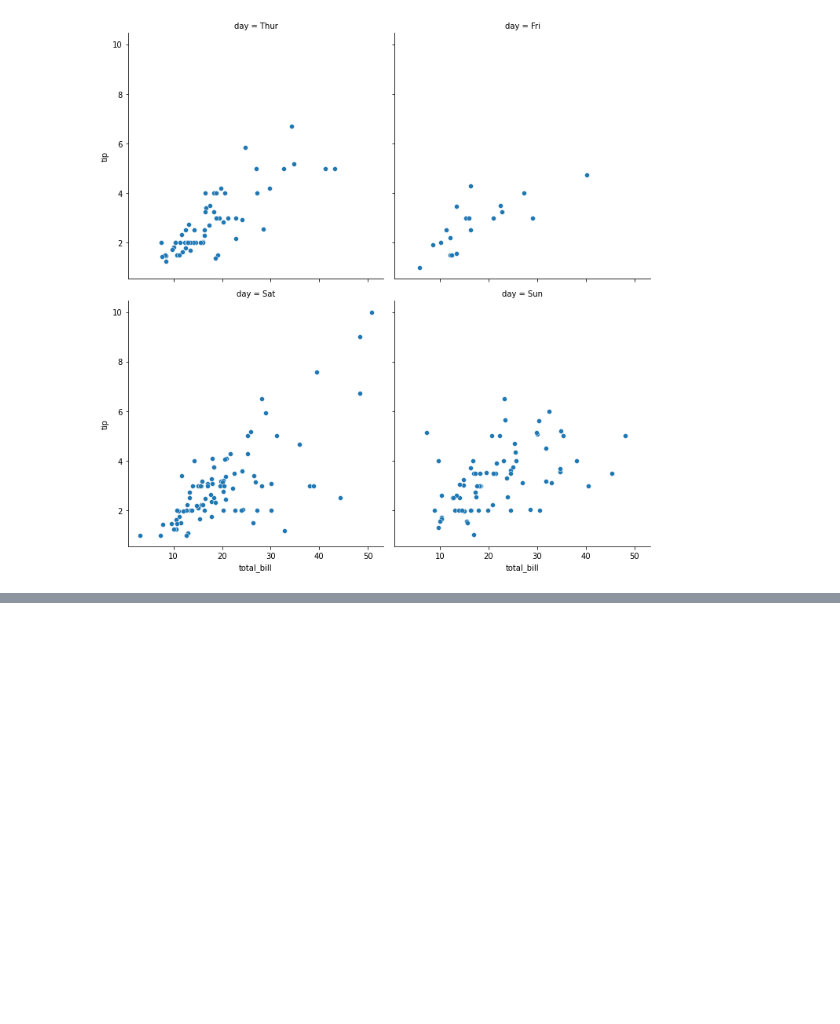
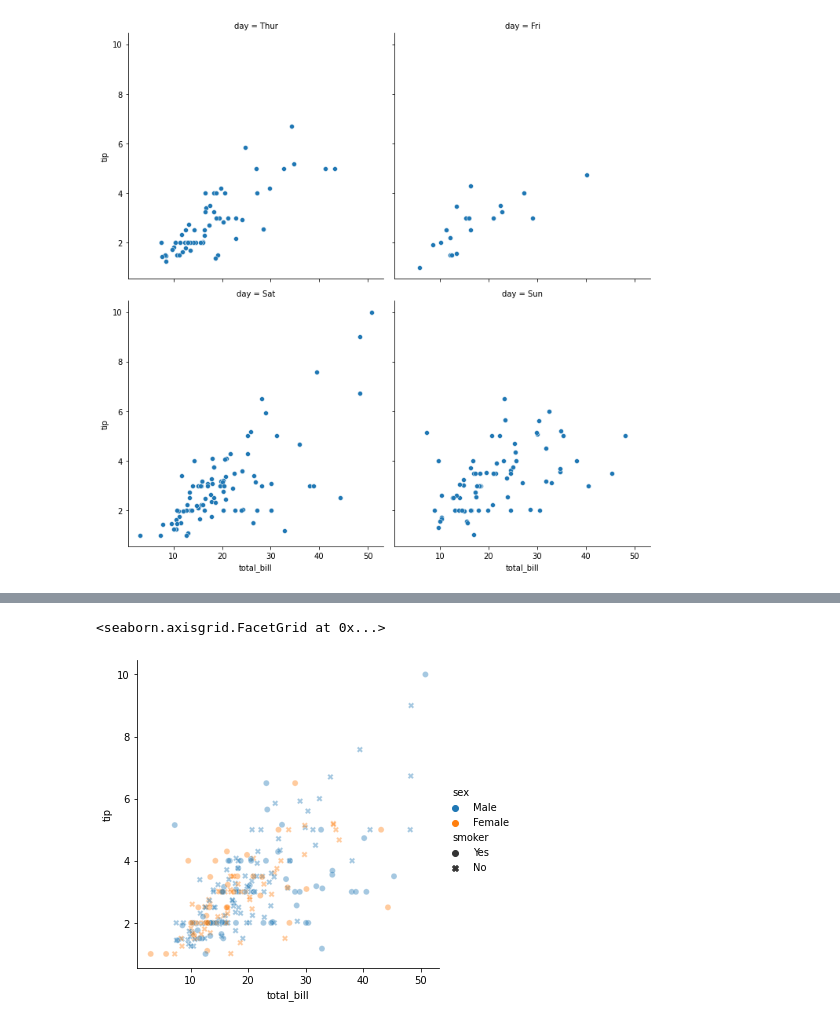
Before and after one commit to ecuerbo/pyprac, a Jupyter notebook: datacamp/intro to seaborn.ipynb, the cells around one changed output, grey strips where cells are left out. Cells and saved outputs as stored; diff of their text form; code cells hidden in the pictures; blank space fills up the shorter version.

```diff
--- a/datacamp/intro to seaborn.ipynb
+++ b/datacamp/intro to seaborn.ipynb
@@ -124,0 +145,11 @@ plt.show()
+# %%
+sns.relplot(x="total_bill",
+           y="tip",
+           data=tips,
+           kind="scatter",
+           alpha=0.4,
+            hue="sex",
+            style="smoker")
+# %% [output]
+<seaborn.axisgrid.FacetGrid at 0x...>
+[figure, added]
```
Also changed, not shown: parts of 5 cells of this notebook.
